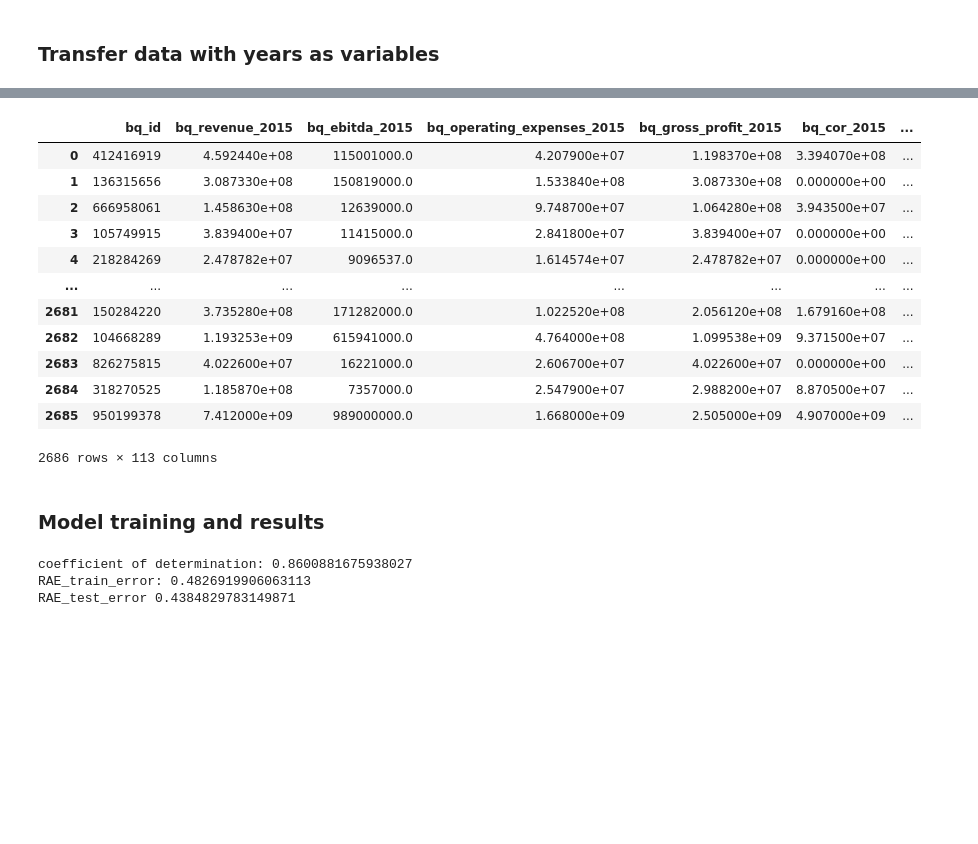
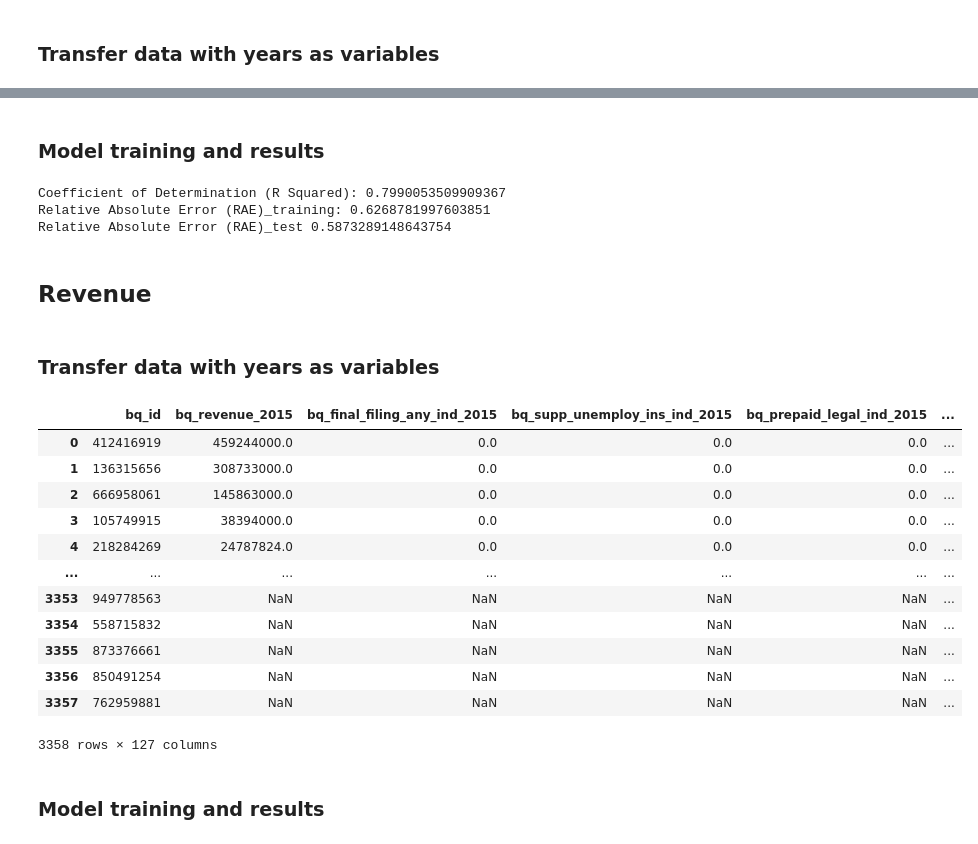
Before and after one commit to zjc664656505/BQ_PROJECT, a Jupyter notebook: BQ_LinearRegression.ipynb, the cells around one changed output, grey strips where cells are left out. Cells and saved outputs as stored; diff of their text form; code cells hidden in the pictures; blank space fills up the shorter version.

```diff
--- a/BQ_LinearRegression.ipynb
+++ b/BQ_LinearRegression.ipynb
@@ -72,20 +103,5 @@ X = X.merge(company_info, how="inner", on='bq_id')
 # %%
 X['bq_id'] = X['bq_id'].astype("category")
 X['bq_business_code'] = X['bq_business_code'].astype("category")
-X
-# %% [output]
-|  | bq_id | bq_revenue_2015 | bq_ebitda_2015 | bq_operating_expenses_2015 | bq_gross_profit_2015 | bq_cor_2015 | ... |
-| 0 | 412416919 | 4.592440e+08 | 115001000.0 | 4.207900e+07 | 1.198370e+08 | 3.394070e+08 | ... |
-| 1 | 136315656 | 3.087330e+08 | 150819000.0 | 1.533840e+08 | 3.087330e+08 | 0.000000e+00 | ... |
-| 2 | 666958061 | 1.458630e+08 | 12639000.0 | 9.748700e+07 | 1.064280e+08 | 3.943500e+07 | ... |
-| 3 | 105749915 | 3.839400e+07 | 11415000.0 | 2.841800e+07 | 3.839400e+07 | 0.000000e+00 | ... |
-| 4 | 218284269 | 2.478782e+07 | 9096537.0 | 1.614574e+07 | 2.478782e+07 | 0.000000e+00 | ... |
-| ... | ... | ... | ... | ... | ... | ... | ... |
-| 2681 | 150284220 | 3.735280e+08 | 171282000.0 | 1.022520e+08 | 2.056120e+08 | 1.679160e+08 | ... |
-| 2682 | 104668289 | 1.193253e+09 | 615941000.0 | 4.764000e+08 | 1.099538e+09 | 9.371500e+07 | ... |
-| 2683 | 826275815 | 4.022600e+07 | 16221000.0 | 2.606700e+07 | 4.022600e+07 | 0.000000e+00 | ... |
-| 2684 | 318270525 | 1.185870e+08 | 7357000.0 | 2.547900e+07 | 2.988200e+07 | 8.870500e+07 | ... |
-| 2685 | 950199378 | 7.412000e+09 | 989000000.0 | 1.668000e+09 | 2.505000e+09 | 4.907000e+09 | ... |
-2686 rows × 113 columns
 # %% [markdown]
 ### Model training and results
@@ -108,16 +112,53 @@ X_train, X_test, y_train, y_test = train_test_split(X, y, test_size=0.2, random_
 from sklearn.linear_model import LinearRegression
 model = LinearRegression().fit(X_train, y_train)
 r_sq = model.score(X_test, y_test)
-print('coefficient of determination:', r_sq)
+print('Coefficient of Determination (R Squared):', r_sq)
 
 from sklearn.metrics import mean_squared_error
 y_train_pred = model.predict(X_train)
 y_test_pred = model.predict(X_test)
 RAE_train_error = RAE(y_train, y_train_pred)
 RAE_test_error = RAE(y_test, y_test_pred)
-print('RAE_train_error:', RAE_train_error)
-print('RAE_test_error', RAE_test_error)
+print('Relative Absolute Error (RAE)_training:', RAE_train_error)
+print('Relative Absolute Error (RAE)_test', RAE_test_error)
 # %% [output]
-coefficient of determination: 0.8600881675938027
-RAE_train_error: 0.4826919906063113
-RAE_test_error 0.4384829783149871
+Coefficient of Determination (R Squared): 0.7990053509909367
+Relative Absolute Error (RAE)_training: 0.6268781997603851
+Relative Absolute Error (RAE)_test 0.5873289148643754
+# %% [markdown]
+## Revenue
+# %% [markdown]
+### Transfer data with years as variables
+# %%
+RevenueFeatures = pd.read_csv("/content/drive/MyDrive/BrightQuery_Project/SelectedFeatures/RevenueFeatures.csv")
+RevenueFeatures = RevenueFeatures['Revenue Features'].tolist()
+
+# get the data
+revenue_public = feature_selection(data, primary_key+['bq_revenue']+RevenueFeatures)
+# %%
+# Tranfer the long date to wide data
+new_pd = revenue_public[(revenue_public.bq_year == 2015)].drop(columns=['bq_year'])
+new_pd.columns = new_pd.columns+"_"+str(2015)
+new_pd = new_pd.rename(columns={'bq_id_'+str(2015): 'bq_id'})
+
+for i in range(2016, 2021):
+  next_year_revenue = revenue_public[(revenue_public.bq_year == i)].drop(columns=['bq_year'])
+  next_year_revenue.columns = next_year_revenue.columns+"_"+str(i)
+  next_year_revenue = next_year_revenue.rename(columns={'bq_id_'+str(i): 'bq_id'})
+  new_pd = new_pd.merge(next_year_revenue, how="outer", on='bq_id')
+
+new_pd
+# %% [output]
+|  | bq_id | bq_revenue_2015 | bq_final_filing_any_ind_2015 | bq_supp_unemploy_ins_ind_2015 | bq_prepaid_legal_ind_2015 | ... |
+| 0 | 412416919 | 459244000.0 | 0.0 | 0.0 | 0.0 | ... |
+| 1 | 136315656 | 308733000.0 | 0.0 | 0.0 | 0.0 | ... |
+| 2 | 666958061 | 145863000.0 | 0.0 | 0.0 | 0.0 | ... |
+| 3 | 105749915 | 38394000.0 | 0.0 | 0.0 | 0.0 | ... |
+| 4 | 218284269 | 24787824.0 | 0.0 | 0.0 | 0.0 | ... |
+| ... | ... | ... | ... | ... | ... | ... |
+| 3353 | 949778563 | NaN | NaN | NaN | NaN | ... |
+| 3354 | 558715832 | NaN | NaN | NaN | NaN | ... |
+| 3355 | 873376661 | NaN | NaN | NaN | NaN | ... |
+| 3356 | 850491254 | NaN | NaN | NaN | NaN | ... |
+| 3357 | 762959881 | NaN | NaN | NaN | NaN | ... |
+3358 rows × 127 columns
@@ -123,0 +175,2 @@ RAE_test_error 0.4384829783149871
+# %% [markdown]
+### Model training and results
```
Also changed, not shown: parts of 20 cells of this notebook.
